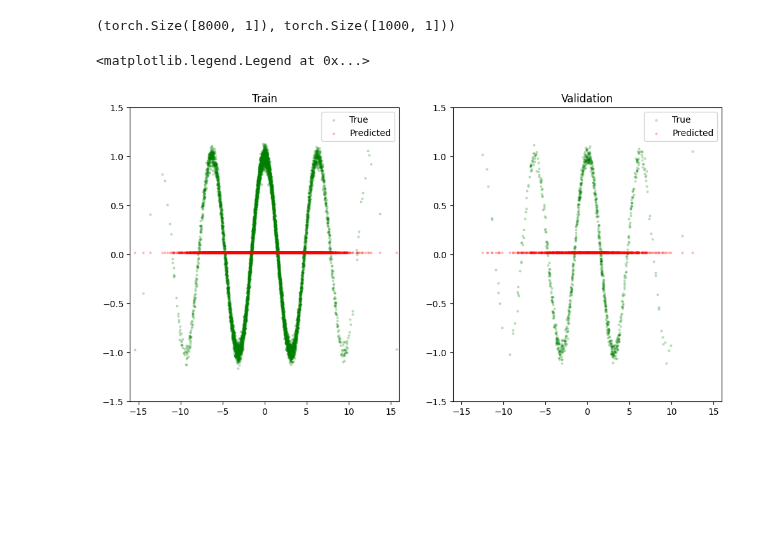
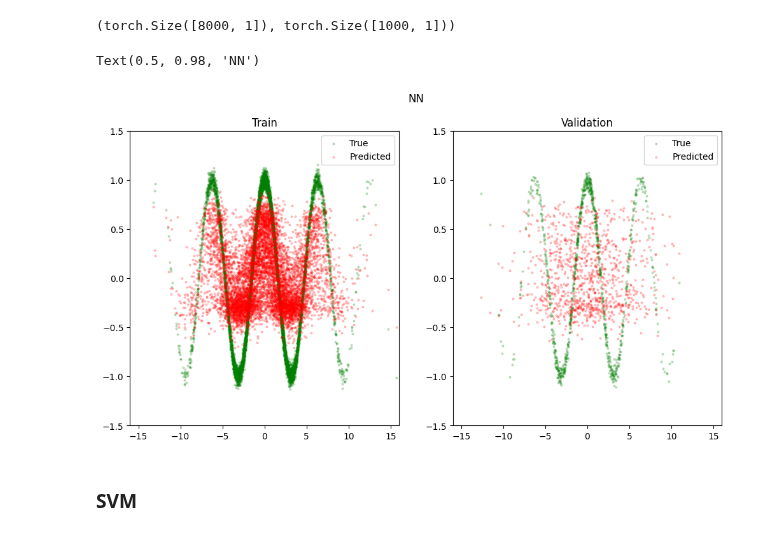
Before and after one commit to Bala-A87/UGRC, a Jupyter notebook: Code/hidden-function.ipynb, the cells around one changed output. Drawn from its saved outputs; the diff is of its cells as text; code cells hidden in the pictures; blank space fills up the shorter version.

```diff
--- a/Code/hidden-function.ipynb
+++ b/Code/hidden-function.ipynb
@@ -12,7 +12,7 @@ We wish to determine whether a neural network performs better at fitting the dat
 Later, on observing the performance on this dataset, we also consider data from a normal distribution but with a non-trivial covariance, which is dependent on w (100 * $1_{100}$), say, $I + w.w^T$.
 # %%
 DATA_SIZE = 10000
-NUM_FEATURES = 100
+NUM_FEATURES = 25
 # %%
 from torch.distributions import MultivariateNormal
 from sklearn.model_selection import train_test_split
@@ -71,13 +71,13 @@ train_dataloader, val_dataloader = make_dataloader(X_train, Y_train, 32, True),
 # %%
 device = 'cpu'
 # %%
-depths = [1, 2, 3, 4, 5]
+depths = [1, 2, 3, 4]
 widths = [16, 32, 64]
 activations = [torch.nn.ReLU(), torch.nn.Tanh()]
 etas = [1e-4, 1e-3, 1e-2]
 weight_decays = np.logspace(-4, 4, 9).tolist()
 weight_decays.append(0.0)
-betass = [(0.9, 0.999), (0.8, 0.9), (0., 0.)]
+# betass = [(0.9, 0.999), (0.8, 0.9), (0., 0.)]
 # %%
 best_score = -torch.inf
 best_depth = None
@@ -91,9 +91,9 @@ from scripts.train import train_model
 from scripts.models import SimpleNN
 from scripts.metrics import NegMeanSquaredError
 
-total_count = len(depths) * len(widths) * len(activations) * len(etas) * len(weight_decays) * len(betass)
+total_count = len(depths) * len(widths) * len(activations) * len(etas) * len(weight_decays)
 curr_count = 0
-EPOCHS = 20
+EPOCHS = 10
 print(f'Cross validating across {total_count} models.\n')
 
 for depth in depths:
@@ -101,7 +101,6 @@ for depth in depths:
         for activation in activations:
             for eta in etas:
                 for weight_decay in weight_decays:
-                    for betas in betass:
                         curr_count += 1
                         model = SimpleNN(NUM_FEATURES, activation=activation, task_type='regression', hidden_layers=depth, hidden_units=width).to(device)
                         history = train_model(
@@ -109,7 +108,7 @@ for depth in depths:
                             train_dataloader=train_dataloader,
                             val_dataloader=val_dataloader,
                             loss_fn=torch.nn.MSELoss(),
-                            optimizer=torch.optim.Adam(params=model.parameters(), lr=eta, betas=betas, weight_decay=weight_decay),
+                            optimizer=torch.optim.Adam(params=model.parameters(), lr=eta, weight_decay=weight_decay),
                             metric=NegMeanSquaredError(),
                             epochs=EPOCHS,
                             verbose=0,
@@ -123,9 +122,8 @@ for depth in depths:
                             best_activation = activation
                             best_eta = eta
                             best_weight_decay = weight_decay
-                            best_betas = betas
-                        print(f'[{curr_count}/{total_count}]\tDepth:{depth}, Width:{width}, Actn.:{activation}, lr:{eta}, w_d:{weight_decay}, betas:{betas} => Score:{curr_score:.6f}')
+                        print(f'[{curr_count}/{total_count}]\tDepth:{depth}, Width:{width}, Actn.:{activation}, lr:{eta}, w_d:{weight_decay} => Score:{curr_score:.6f}')
 
 print(f'\nBest validation score after {EPOCHS} epochs: {best_score:.6f}. Best configuration:')
-print(f'Depth:{best_depth}, Width:{best_width}, Actn.:{best_activation}, lr:{best_eta}, w_d:{best_weight_decay}, betas:{best_betas}')
+print(f'Depth:{best_depth}, Width:{best_width}, Actn.:{best_activation}, lr:{best_eta}, w_d:{best_weight_decay}')
 # %% [output]
@@ -199,28 +197,32 @@ plot_train_history(history)
 # %%
 from scripts.test import predict
 
-preds_train, preds_val = predict(best_model_nn, X_train, device), predict(best_model_nn, X_val, device)
-preds_train.shape, preds_val.shape
+preds_train_nn, preds_val_nn = predict(best_model_nn, X_train, device), predict(best_model_nn, X_val, device)
+preds_train_nn.shape, preds_val_nn.shape
 # %% [output]
 (torch.Size([8000, 1]), torch.Size([1000, 1]))
 # %%
 plt.figure(figsize=(12, 6))
 
 plt.subplot(121)
 plt.scatter(X_train.sum(dim=1), Y_train, c='g', label='True', s=4, alpha=0.2)
-plt.scatter(X_train.sum(dim=1), preds_train, c='r', label='Predicted', s=4, alpha=0.2)
+plt.scatter(X_train.sum(dim=1), preds_train_nn, c='r', label='Predicted', s=4, alpha=0.2)
 plt.title('Train')
 plt.xlim(-16, 16)
 plt.ylim(-1.5, 1.5)
 plt.legend()
 
 plt.subplot(122)
 plt.scatter(X_val.sum(dim=1), Y_val, c='g', label='True', s=4, alpha=0.2)
-plt.scatter(X_val.sum(dim=1), preds_val, c='r', label='Predicted', s=4, alpha=0.2)
+plt.scatter(X_val.sum(dim=1), preds_val_nn, c='r', label='Predicted', s=4, alpha=0.2)
 plt.title('Validation')
 plt.xlim(-16, 16)
 plt.ylim(-1.5, 1.5)
 plt.legend()
+
+plt.suptitle('NN')
 # %% [output]
-<matplotlib.legend.Legend at 0x...>
+Text(0.5, 0.98, 'NN')
-[figure, old version]
+[figure, new version]
+# %% [markdown]
+### SVM
```
Also changed, not shown: parts of 19 cells of this notebook, 5 other files.
